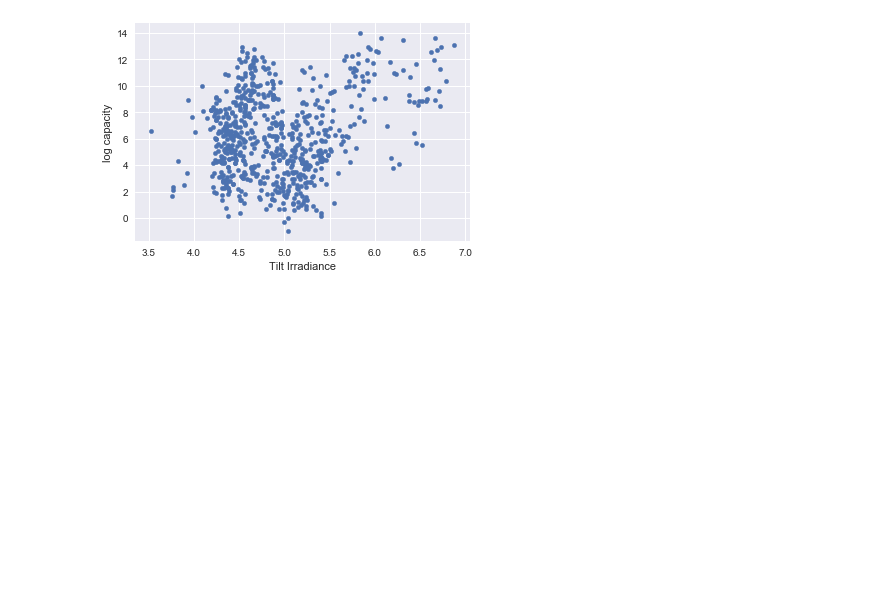
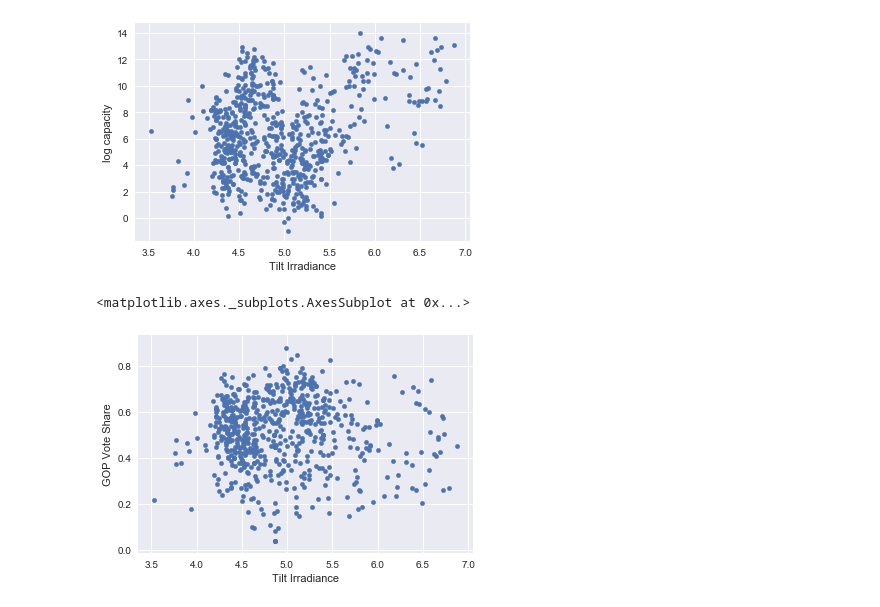
Before and after one commit to aawiegel/OpenPV-Predict, a Jupyter notebook: SolarPredictions.ipynb, the cells around one changed output. Drawn from its saved outputs; the diff is of its cells as text; code cells hidden in the pictures; blank space fills up the shorter version.

```diff
--- a/SolarPredictions.ipynb
+++ b/SolarPredictions.ipynb
@@ -261,3 +261,11 @@ solar_data_filtered.plot.scatter(x = 'Tilt Irradiance', y = 'log capacity', ax =
 # %% [output]
 <matplotlib.axes._subplots.AxesSubplot at 0x...>
 [figure]
+# %%
+%matplotlib inline
+fig, ax = plt.subplots(1)
+
+solar_data_filtered.plot.scatter(x = 'Tilt Irradiance', y = 'GOP Vote Share', ax = ax)
+# %% [output]
+<matplotlib.axes._subplots.AxesSubplot at 0x...>
+[figure, added]
```
Also changed, not shown: parts of 4 cells of this notebook.
